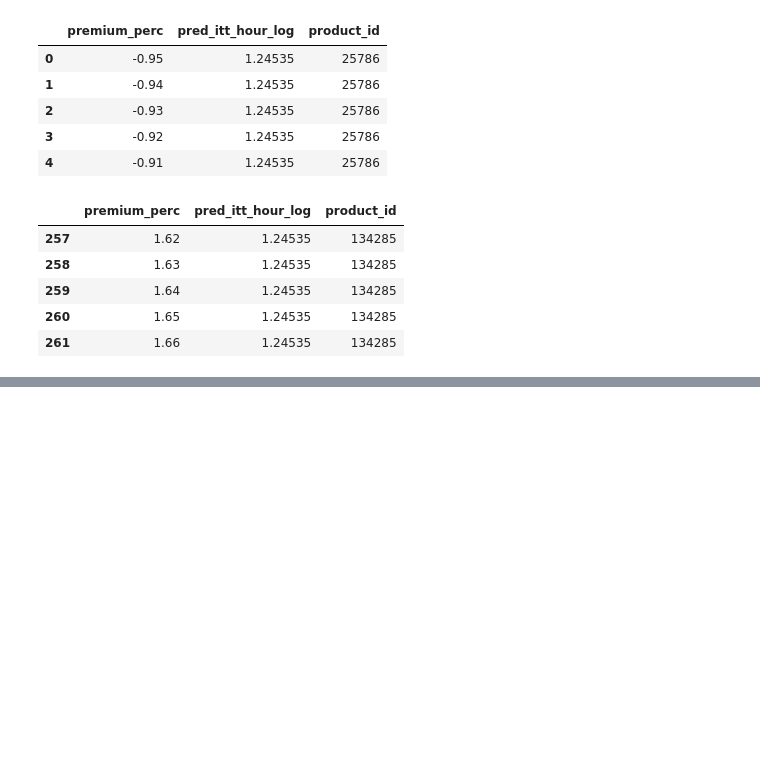
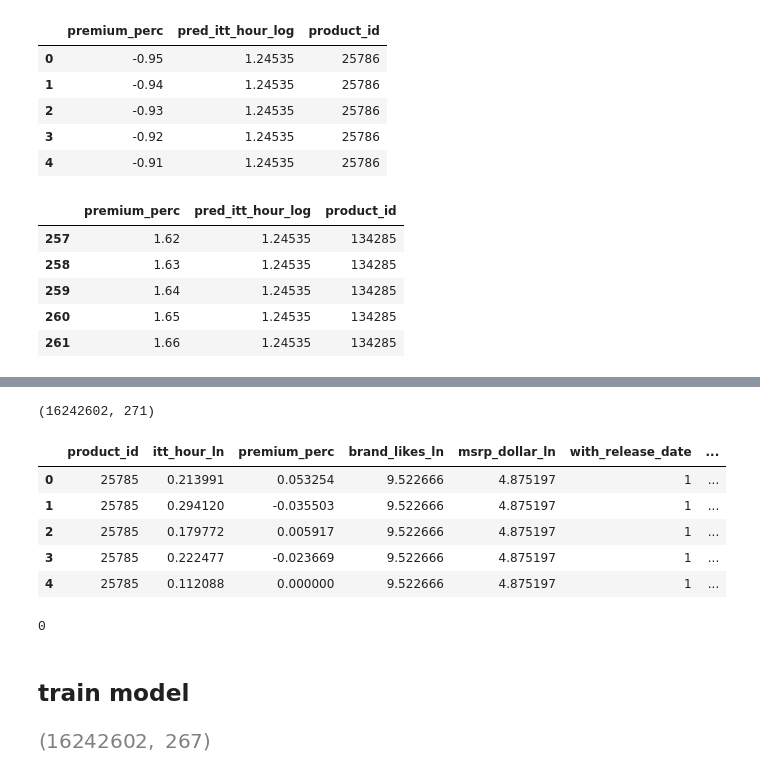
Before and after one commit to hw79chopin/ec2-deepiv-training, a Jupyter notebook: jupyter/5_2_2_Modeling (Deep IV, training, EC2).ipynb, the cells around one changed output, grey strips where cells are left out. Cells and saved outputs as stored; diff of their text form; code cells hidden in the pictures; blank space fills up the shorter version.

Commit message:
training 241014 v2

```diff
--- a/jupyter/5_2_2_Modeling (Deep IV, training, EC2).ipynb
+++ b/jupyter/5_2_2_Modeling (Deep IV, training, EC2).ipynb
@@ -688,0 +658,5 @@ display(df_pred_results.tail())
+# %%
+''' oragnize columns and make dummy columns '''
+df_model['likes_count_cumsum_1k'] = df_model['likes_count_cumsum'] / 1000
+df_model_org = df_model[['product_id', 'itt_hour_ln', 'premium_perc', 'category_1', 'yyyymm', 'brand', 'msrp_dollar_ln', 'with_release_date', 'days_since_release_ln', 'likes_count_cumsum_1k'] + [col for col in df_model.columns if "VAE" in col]]
+df_model_org = optimize(pd.get_dummies(df_model_org, columns=['category_1', 'yyyymm', 'brand'],  dtype=np.int8))
@@ -688,0 +668,18 @@ display(df_pred_results.tail())
+# %%
+print(df_model_org.shape)
+df_model_org.head()
+# %% [output]
+(16242602, 271)
+|  | product_id | itt_hour_ln | premium_perc | brand_likes_ln | msrp_dollar_ln | with_release_date | ... |
+| 0 | 25785 | 0.213991 | 0.053254 | 9.522666 | 4.875197 | 1 | ... |
+| 1 | 25785 | 0.294120 | -0.035503 | 9.522666 | 4.875197 | 1 | ... |
+| 2 | 25785 | 0.179772 | 0.005917 | 9.522666 | 4.875197 | 1 | ... |
+| 3 | 25785 | 0.222477 | -0.023669 | 9.522666 | 4.875197 | 1 | ... |
+| 4 | 25785 | 0.112088 | 0.000000 | 9.522666 | 4.875197 | 1 | ... |
+# %%
+''' NA check '''
+df_model_org.isnull().sum().sum()
+# %% [output]
+0
+# %% [markdown]
+## train model
@@ -688,0 +695,4 @@ display(df_pred_results.tail())
+# %%
+x.shape
+# %% [output]
+[figure, added]
```
Also changed, not shown: parts of 29 cells of this notebook.
